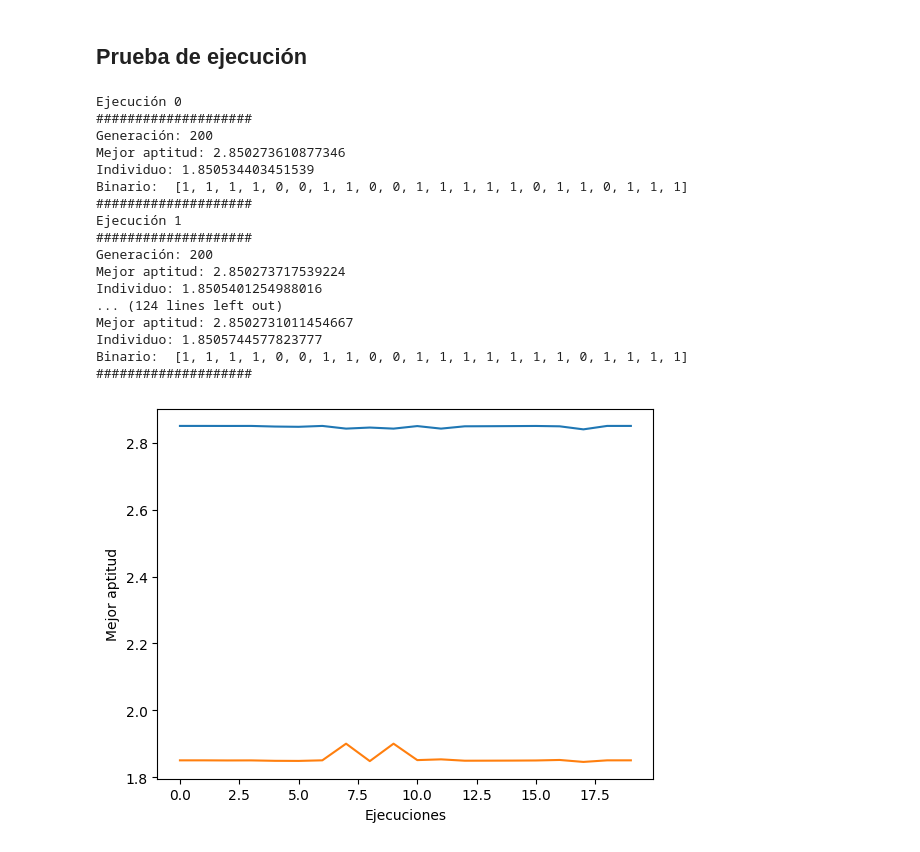
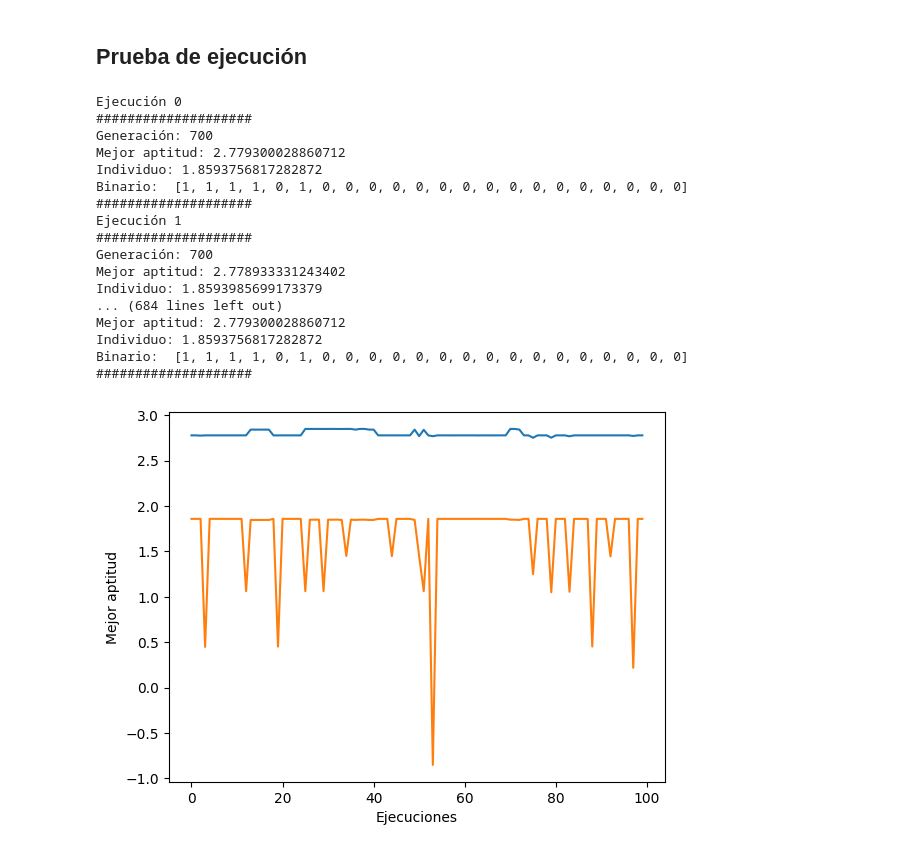
Before and after one commit to Apriea04/ComputacionNeuronalEvolutiva, a Jupyter notebook: Max_funcion/Práctica.ipynb, the cells around one changed output. Drawn from its saved outputs; the diff is of its cells as text; code cells hidden in the pictures.

```diff
--- a/Max_funcion/Práctica.ipynb
+++ b/Max_funcion/Práctica.ipynb
@@ -143,8 +143,8 @@ def seleccion_elitista(
 INDIVIDUOS = 50
 PROB_CROSSOVER = 0.25
 PROB_MUTACION = 0.01
-GENERACIONES = 200
-NUM_EJECUCIONES = 20
+GENERACIONES = 700
+NUM_EJECUCIONES = 100
 
 
 def ejecutar(INDIVIDUOS, PROB_CROSSOVER, PROB_MUTACION, GENERACIONES, poblacion=crear_poblacion(INDIVIDUOS)):
@@ -182,42 +182,42 @@ def ejecutar(INDIVIDUOS, PROB_CROSSOVER, PROB_MUTACION, GENERACIONES, poblacion=
         f"Individuo: {decimal_de(sorted(poblacion, key=aptitud_maximizar, reverse=True)[0])}"
     )
     print("Binario: ", sorted(poblacion, key=aptitud_maximizar, reverse=True)[0])
     print("####################")
 
     return (
         max(mejores_aptitudes),
         decimal_de(sorted(poblacion, key=aptitud_maximizar, reverse=True)[0]),
         sorted(poblacion, key=aptitud_maximizar, reverse=True)[0],
     )
 
 
 mejores_individuos = []
 for i in range(NUM_EJECUCIONES):
     print(f"Ejecución {i}")
     mejores_individuos.append(ejecutar(INDIVIDUOS, PROB_CROSSOVER, PROB_MUTACION, GENERACIONES))
 
 #Representamos los resultados con matplotlib, indicando en cada punto el valor de x
 plt.plot([i[0] for i in mejores_individuos], label="Mejor aptitud")
 plt.plot([i[1] for i in mejores_individuos], label="Valor de x")
 plt.xlabel("Ejecuciones")
 plt.ylabel("Mejor aptitud")
 plt.show()
 # %% [output]
 Ejecución 0
 ####################
-Generación: 200
-Mejor aptitud: 2.850273610877346
-Individuo: 1.850534403451539
-Binario:  [1, 1, 1, 1, 0, 0, 1, 1, 0, 0, 1, 1, 1, 1, 1, 0, 1, 1, 0, 1, 1, 1]
+Generación: 700
+Mejor aptitud: 2.779300028860712
+Individuo: 1.8593756817282872
+Binario:  [1, 1, 1, 1, 0, 1, 0, 0, 0, 0, 0, 0, 0, 0, 0, 0, 0, 0, 0, 0, 0, 0]
 ####################
 Ejecución 1
 ####################
-Generación: 200
-Mejor aptitud: 2.850273717539224
-Individuo: 1.8505401254988016
-... (124 lines left out)
-Mejor aptitud: 2.8502731011454667
-Individuo: 1.8505744577823777
-Binario:  [1, 1, 1, 1, 0, 0, 1, 1, 0, 0, 1, 1, 1, 1, 1, 1, 1, 0, 1, 1, 1, 1]
+Generación: 700
+Mejor aptitud: 2.778933331243402
+Individuo: 1.8593985699173379
+... (684 lines left out)
+Mejor aptitud: 2.779300028860712
+Individuo: 1.8593756817282872
+Binario:  [1, 1, 1, 1, 0, 1, 0, 0, 0, 0, 0, 0, 0, 0, 0, 0, 0, 0, 0, 0, 0, 0]
 ####################
-[figure, old version]
+[figure, new version]
```
Also changed, not shown: 2 other files.
